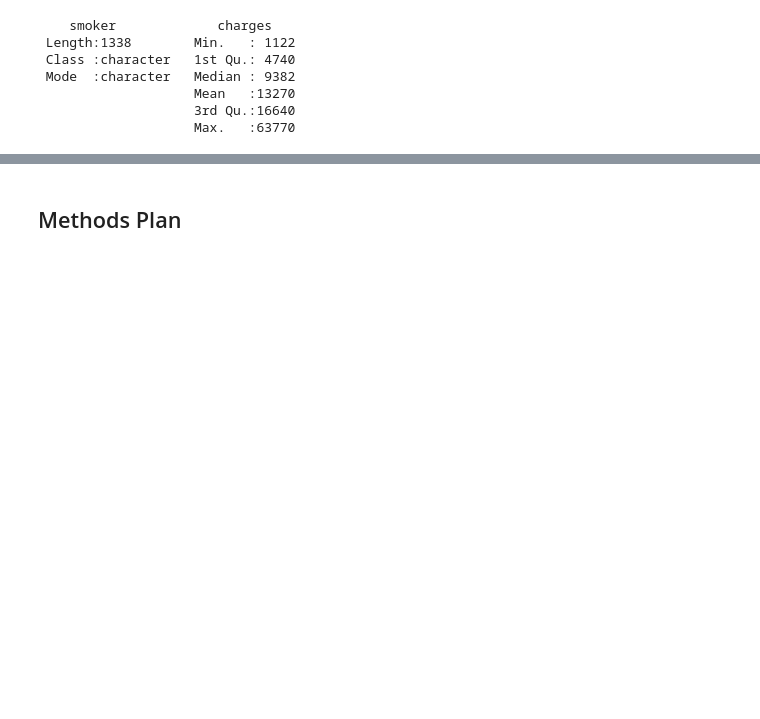
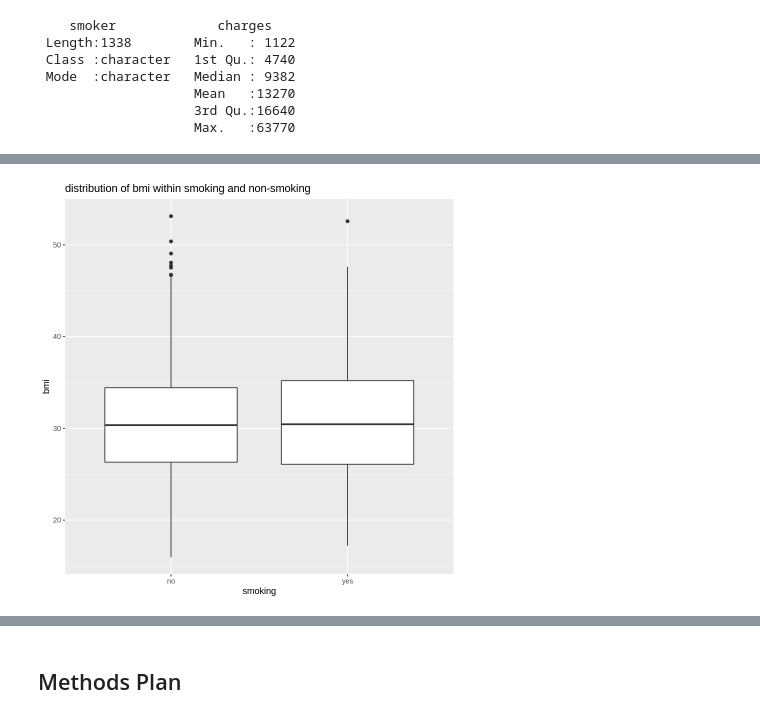
Before and after one commit to Yuji03b/STAT-201-GROUP-1, a Jupyter notebook: proposal.ipynb, the cells around one changed output, grey strips where cells are left out. Cells and saved outputs as stored; diff of their text form; code cells hidden in the pictures; blank space fills up the shorter version.

```diff
--- a/proposal.ipynb
+++ b/proposal.ipynb
@@ -97,0 +130,8 @@ summary(insurance |> select(smoker, charges))
+# %%
+plot2 <- ggplot(insurance, aes(x=as.factor(smoker), y=bmi)) +
+    geom_boxplot() +
+    ggtitle("distribution of bmi within smoking and non-smoking") +
+    xlab("smoking")
+plot2
+# %% [output]
+[figure, added]
```
Also changed, not shown: parts of 7 cells of this notebook.
